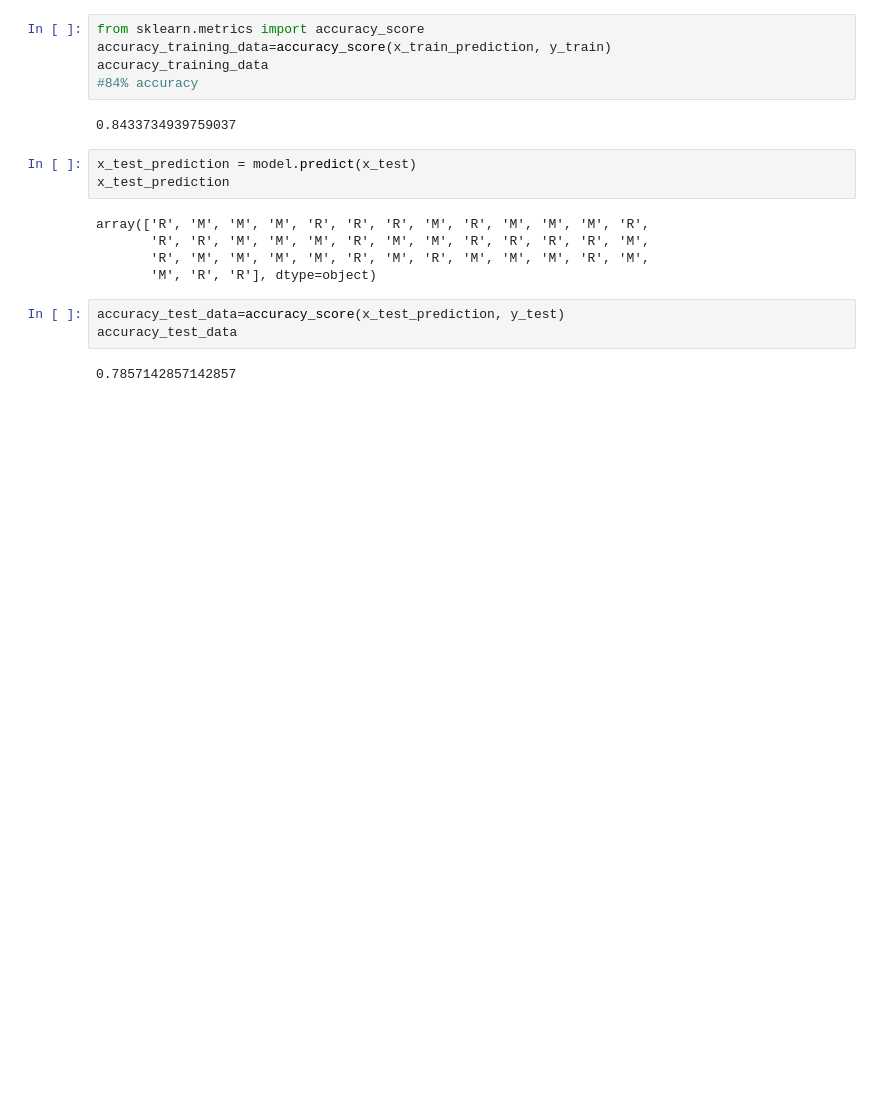
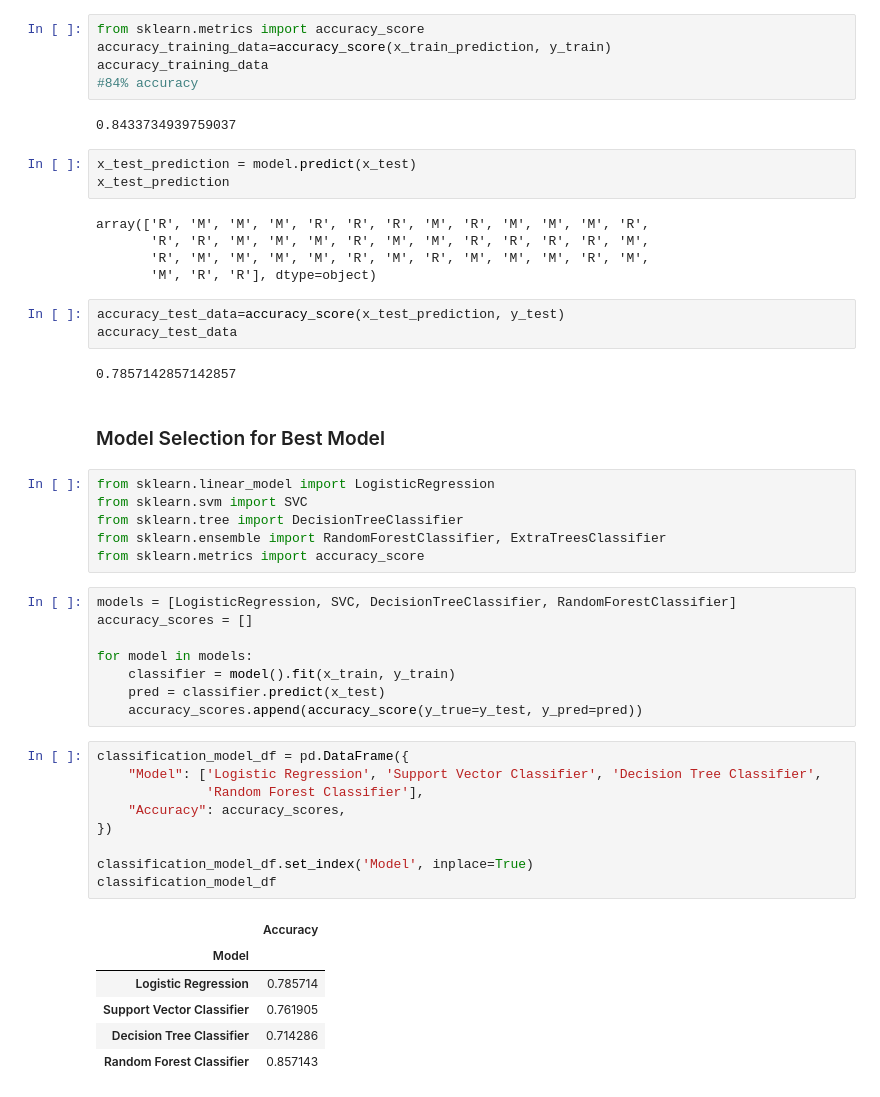
Before and after one commit to nancymeena/Xzect_Data_Science, a Jupyter notebook: sonar-rocks-vs-mine-prediction.ipynb, the cells around one changed output. Cells and saved outputs as stored; diff of their text form; blank space fills up the shorter version.

Commit message:
Kaggle Notebook | Sonar Rocks VS. Mine Prediction | Version 3

```diff
--- a/sonar-rocks-vs-mine-prediction.ipynb
+++ b/sonar-rocks-vs-mine-prediction.ipynb
@@ -199,3 +199,35 @@ accuracy_test_data=accuracy_score(x_test_prediction, y_test)
 accuracy_test_data
 # %% [output]
 0.7857142857142857
+# %% [markdown]
+### Model Selection for Best Model
+# %%
+from sklearn.linear_model import LogisticRegression
+from sklearn.svm import SVC
+from sklearn.tree import DecisionTreeClassifier
+from sklearn.ensemble import RandomForestClassifier, ExtraTreesClassifier
+from sklearn.metrics import accuracy_score
+# %%
+models = [LogisticRegression, SVC, DecisionTreeClassifier, RandomForestClassifier]
+accuracy_scores = []
+
+for model in models:
+    classifier = model().fit(x_train, y_train)
+    pred = classifier.predict(x_test)
+    accuracy_scores.append(accuracy_score(y_true=y_test, y_pred=pred))
+# %%
+classification_model_df = pd.DataFrame({
+    "Model": ['Logistic Regression', 'Support Vector Classifier', 'Decision Tree Classifier',
+              'Random Forest Classifier'],
+    "Accuracy": accuracy_scores,
+})
+
+classification_model_df.set_index('Model', inplace=True)
+classification_model_df
+# %% [output]
+|  | Accuracy |
+| Model |  |
+| Logistic Regression | 0.785714 |
+| Support Vector Classifier | 0.761905 |
+| Decision Tree Classifier | 0.714286 |
+| Random Forest Classifier | 0.857143 |
```
